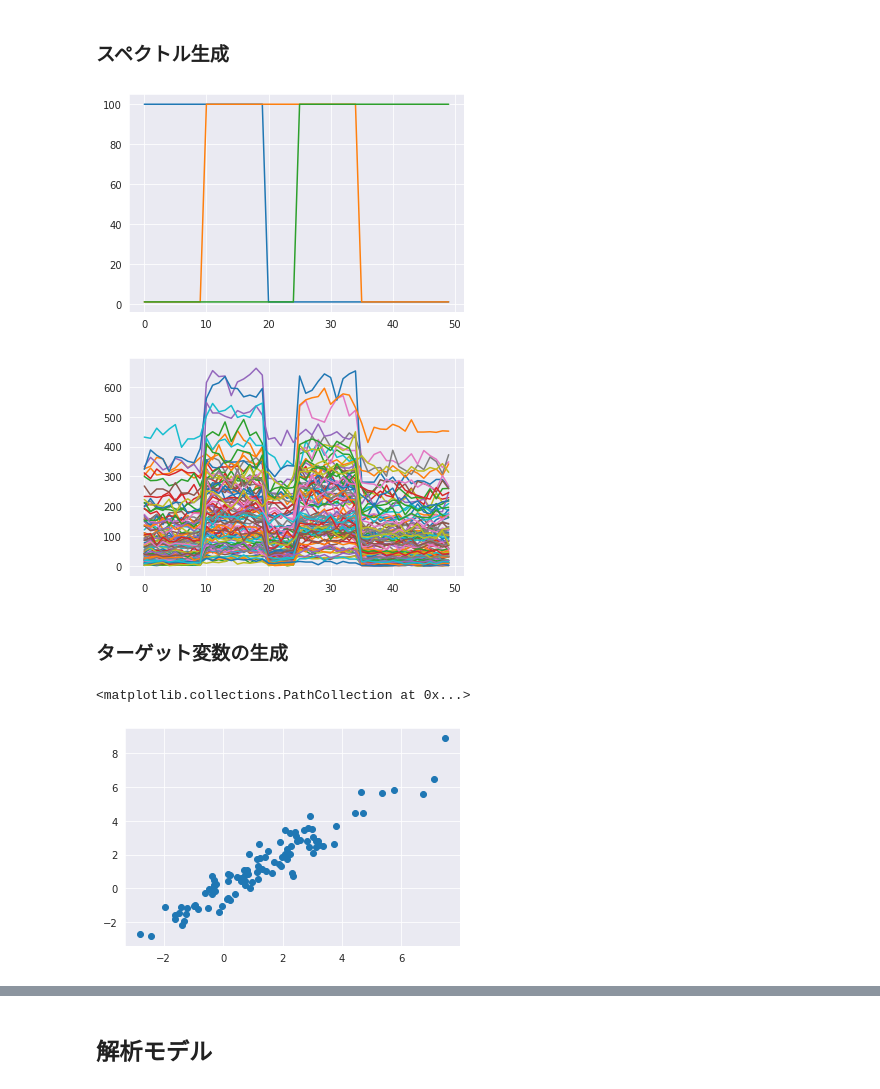
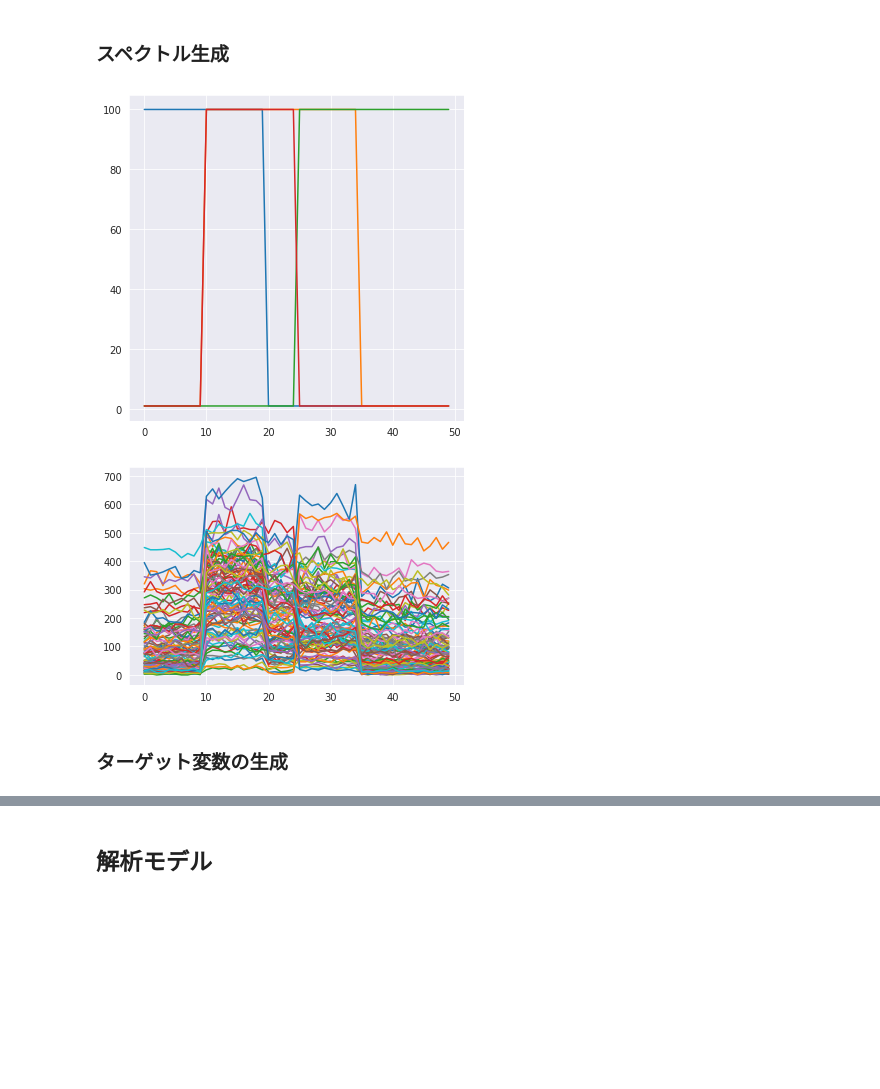
Before and after one commit to murakami9916/poisson-nmf-regression, a Jupyter notebook: src/nmf_reg.ipynb, the cells around one changed output, grey strips where cells are left out. Cells and saved outputs as stored; diff of their text form; code cells hidden in the pictures; blank space fills up the shorter version.

```diff
--- a/src/nmf_reg.ipynb
+++ b/src/nmf_reg.ipynb
@@ -12,29 +12,42 @@ from numpyro.infer import MCMC, NUTS
 
 import tqdm as notebook_tqdm
 
+plt.rcParams['font.size'] = 18
+plt.rcParams['xtick.direction'] = 'in'
+plt.rcParams['ytick.direction'] = 'in'
+plt.rcParams['xtick.major.width'] = 1.5
+plt.rcParams['ytick.major.width'] = 1.5
+plt.rcParams['axes.linewidth'] = 1.2
+plt.rcParams['axes.grid']=False
+plt.rcParams['grid.linestyle']='--'
+plt.rcParams['grid.linewidth'] = 1.0
+
 sns.set_style("darkgrid")
 np.random.seed(42)
+
+colors = ['red', 'green', 'blue', 'magenta', 'cyan']
 # %% [markdown]
 ## データ生成
 # %% [markdown]
 ### スペクトル生成
 # %%
-K = 3
+K = 4
 N = 100
 D = 50
 # %%
 W_t = np.ones([D, K])
 W_t[:20, 0] = 100
 W_t[10:35, 1] = 100
 W_t[25:, 2] = 100
+W_t[10:25, 3] = 100
+W_t = jnp.array(W_t)
 
-plt.plot(W_t[:, 0])
-plt.plot(W_t[:, 1])
-plt.plot(W_t[:, 2])
-
-W_t = jnp.array(W_t)
+plt.figure(figsize=(6, 6))
+for k in range(K):
+    plt.plot(W_t[:, k])
+plt.show()
 # %% [output]
-[figure, old version]
+[figure, new version]
 # %%
 H_t = np.random.gamma(shape=1, scale=1, size=(K, N))
 X = np.random.poisson(W_t@H_t)
@@ -43,15 +56,10 @@ for n in range(N):
     plt.plot(X[:, n])
 plt.show()
 # %% [output]
-[figure, old version]
+[figure, new version]
 # %% [markdown]
 ### ターゲット変数の生成
 # %%
-w_t = jnp.array([1.0, 1.5, -1.0])
+w_t = jnp.array([1.0, 1.5, -1.0, -1.5])
 f_t = w_t@H_t
 y = f_t + np.random.normal(loc=0, scale=0.7, size=N)
-
-plt.scatter(f_t, y)
-# %% [output]
-<matplotlib.collections.PathCollection at 0x...>
-[figure, removed]
```
Also changed, not shown: parts of 6 cells of this notebook.
